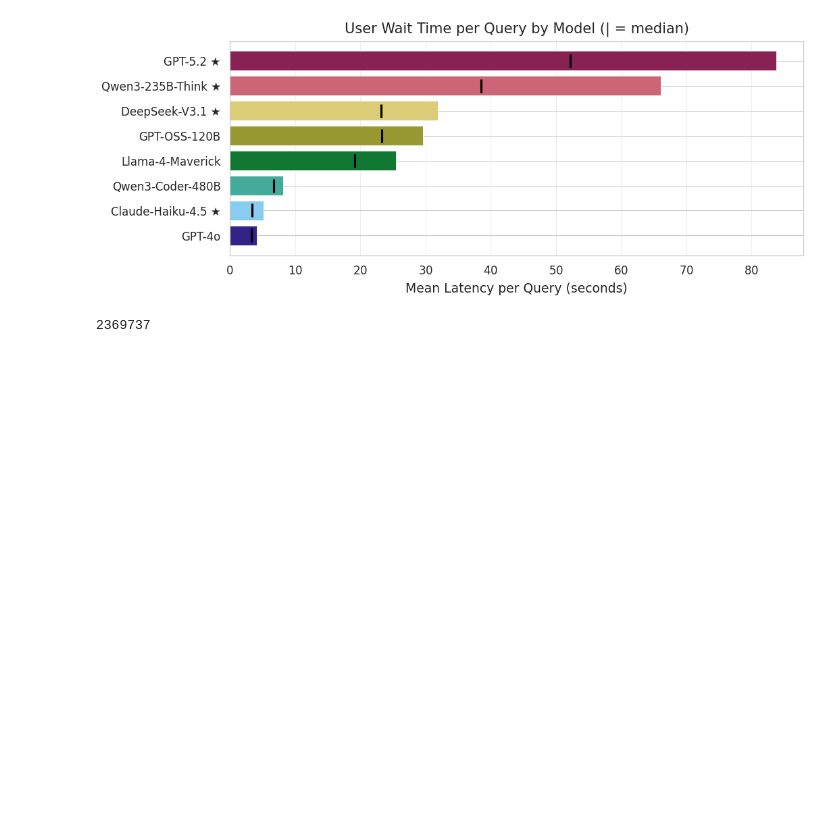
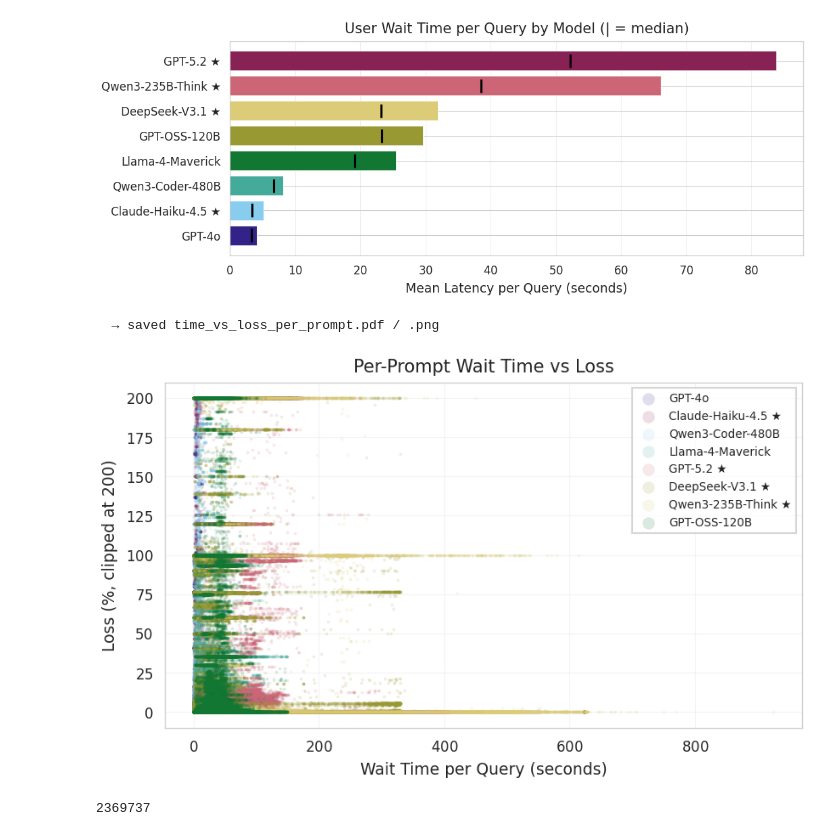
Before and after one commit to janewarren/math_gender, a Jupyter notebook: conversion_test/2_analysis/analysis_reasoning_cost.ipynb, the cells around one changed output. Saved outputs shown, nothing was run; the diff lists cells and outputs as text; code cells hidden in the pictures; blank space fills up the shorter version.

```diff
--- a/conversion_test/2_analysis/analysis_reasoning_cost.ipynb
+++ b/conversion_test/2_analysis/analysis_reasoning_cost.ipynb
@@ -1094,6 +1094,37 @@ Qwen3-235B-Think ★             66.13               38.53        3.26       40.
 GPT-5.2 ★                      83.77               52.24        0.28        6.34       404.37
   → saved time_cost_latency_by_model.pdf / .png
 [figure]
+# %%
+# ── Wait Time vs Loss: every prompt, colored by model ────────────
+# Each dot is one (model, prompt) observation.
+
+fig, ax = plt.subplots(figsize=(PAGE_W * 0.8, PAGE_W * 0.8 / GOLDEN))
+
+for model in MODEL_DISPLAY:
+    sub = df_time[df_time['model'] == model]
+    if sub.empty:
+        continue
+    ax.scatter(
+        sub['call_seconds'],
+        sub['loss'].clip(upper=200),
+        s=3, alpha=0.15, linewidths=0,
+        color=MODEL_PALETTE.get(model, '#999'),
+        label=MODEL_DISPLAY.get(model, model),
+        rasterized=True,
+    )
+
+ax.set_xlabel('Wait Time per Query (seconds)')
+ax.set_ylabel('Loss (%, clipped at 200)')
+ax.set_title('Per-Prompt Wait Time vs Loss')
+ax.legend(markerscale=4, fontsize=6.5, loc='upper right',
+          frameon=True, edgecolor='#cccccc', fancybox=False)
+ax.grid(alpha=0.2)
+plt.tight_layout()
+save_fig(fig, 'time_vs_loss_per_prompt')
+plt.show()
+# %% [output]
+  → saved time_vs_loss_per_prompt.pdf / .png
+[figure, added]
 # %%
 len(df_time)
 # %% [output]
```
Also changed, not shown: 30 other files.
